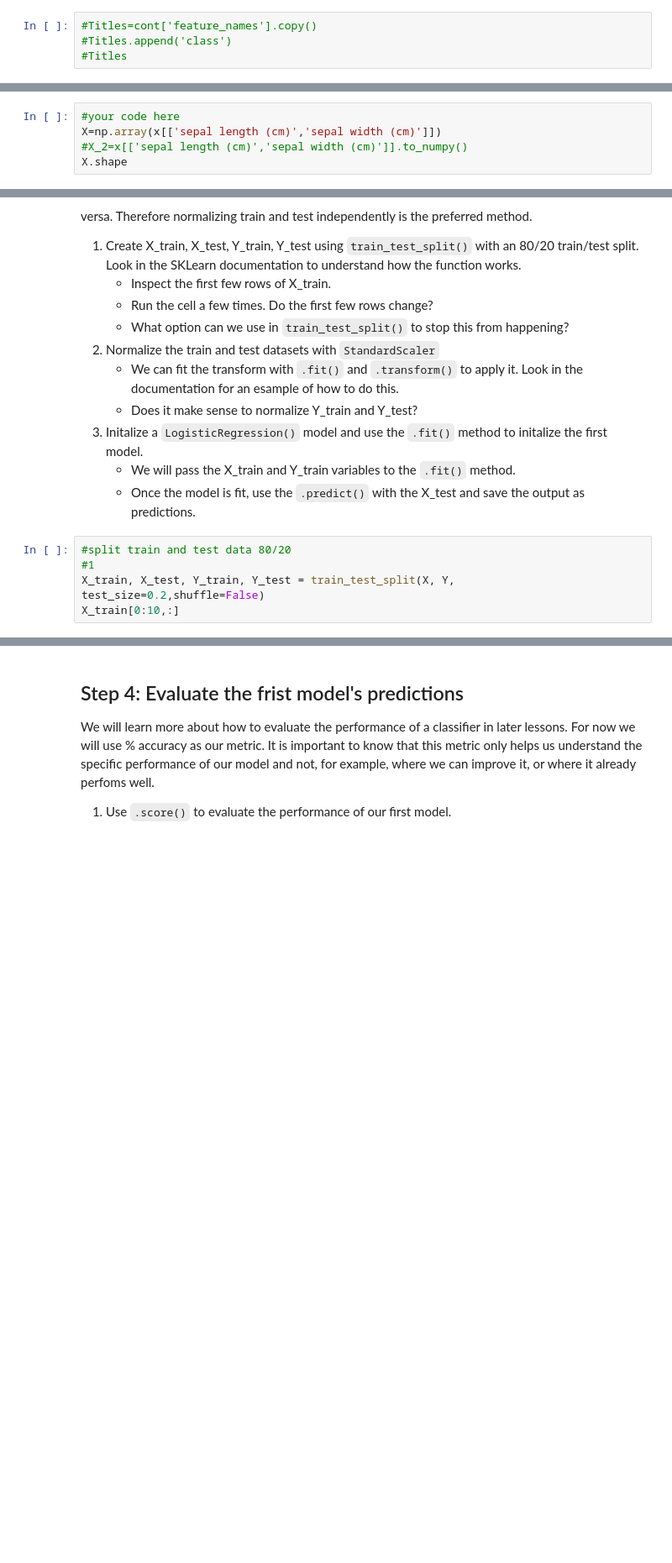
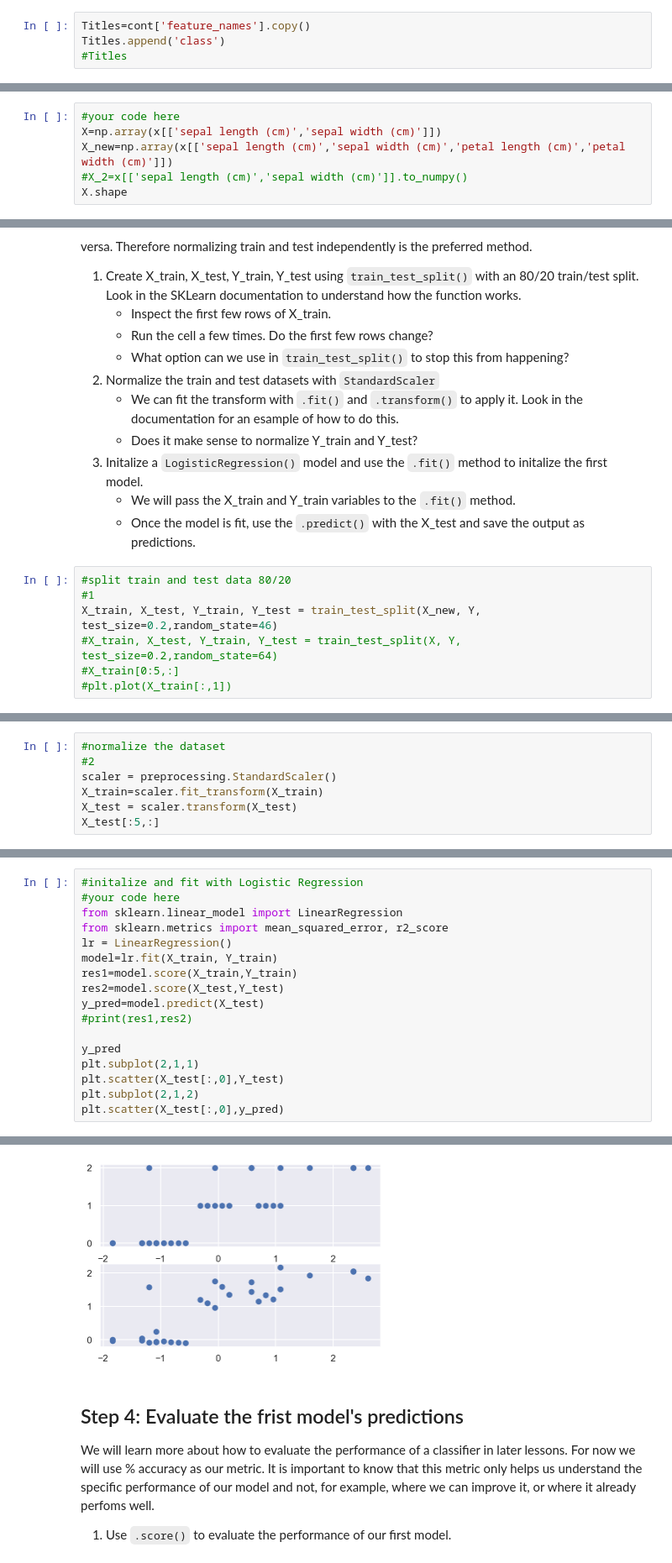
Before and after one commit to PAWAS123/AI_EX, a Jupyter notebook: m3/d2_continued_ml/02_Iris_guided_ML_classification_short_version.ipynb, the cells around one changed output, grey strips where cells are left out. Shown: that part at 84% size. Cells and saved outputs as stored; diff of their text form; blank space fills up the shorter version.

```diff
--- a/m3/d2_continued_ml/02_Iris_guided_ML_classification_short_version.ipynb
+++ b/m3/d2_continued_ml/02_Iris_guided_ML_classification_short_version.ipynb
@@ -76,8 +76,8 @@ sns.set()
 4. Create a 'target' and a 'class' column that contains the target names and values
 5. Display a random sample of the dataframe
 # %%
-#Titles=cont['feature_names'].copy()
-#Titles.append('class')
+Titles=cont['feature_names'].copy()
+Titles.append('class')
 #Titles
 # %%
 #1-2.
@@ -162,6 +162,7 @@ Y.shape
 # %%
 #your code here
 X=np.array(x[['sepal length (cm)','sepal width (cm)']])
+X_new=np.array(x[['sepal length (cm)','sepal width (cm)','petal length (cm)','petal width (cm)']])
 #X_2=x[['sepal length (cm)','sepal width (cm)']].to_numpy()
 X.shape
 # %% [output]
@@ -188,5 +189,7 @@ We also need to be attentive to when we normalize the data. What would be the ef
 # %%
 #split train and test data 80/20
 #1
-X_train, X_test, Y_train, Y_test = train_test_split(X, Y, test_size=0.2,shuffle=False)
-X_train[0:10,:]
+X_train, X_test, Y_train, Y_test = train_test_split(X_new, Y, test_size=0.2,random_state=46)
+#X_train, X_test, Y_train, Y_test = train_test_split(X, Y, test_size=0.2,random_state=64)
+#X_train[0:5,:]
+#plt.plot(X_train[:,1])
@@ -218,0 +196,7 @@ array([1, 0, 2, 1, 2, 0, 1, 2, 1, 1, 2, 0, 0, 0, 0, 2, 2, 1, 1, 2, 0, 1,
+# %%
+#normalize the dataset
+#2
+scaler = preprocessing.StandardScaler()
+X_train=scaler.fit_transform(X_train)
+X_test = scaler.transform(X_test)
+X_test[:5,:]
@@ -218,0 +209,18 @@ array([1, 0, 2, 1, 2, 0, 1, 2, 1, 1, 2, 0, 0, 0, 0, 2, 2, 1, 1, 2, 0, 1,
+# %%
+#initalize and fit with Logistic Regression
+#your code here
+from sklearn.linear_model import LinearRegression
+from sklearn.metrics import mean_squared_error, r2_score
+lr = LinearRegression()
+model=lr.fit(X_train, Y_train)
+res1=model.score(X_train,Y_train)
+res2=model.score(X_test,Y_test)
+y_pred=model.predict(X_test)
+#print(res1,res2)
+
+y_pred
+plt.subplot(2,1,1)
+plt.scatter(X_test[:,0],Y_test)
+plt.subplot(2,1,2)
+plt.scatter(X_test[:,0],y_pred)
+# %% [output]
@@ -219,3 +228,4 @@ array([1, 0, 2, 1, 2, 0, 1, 2, 1, 1, 2, 0, 0, 0, 0, 2, 2, 1, 1, 2, 0, 1,
+[figure, added]
 # %% [markdown]
 ## Step 4: Evaluate the frist model's predictions
 
```
Also changed, not shown: parts of 8 cells of this notebook.
